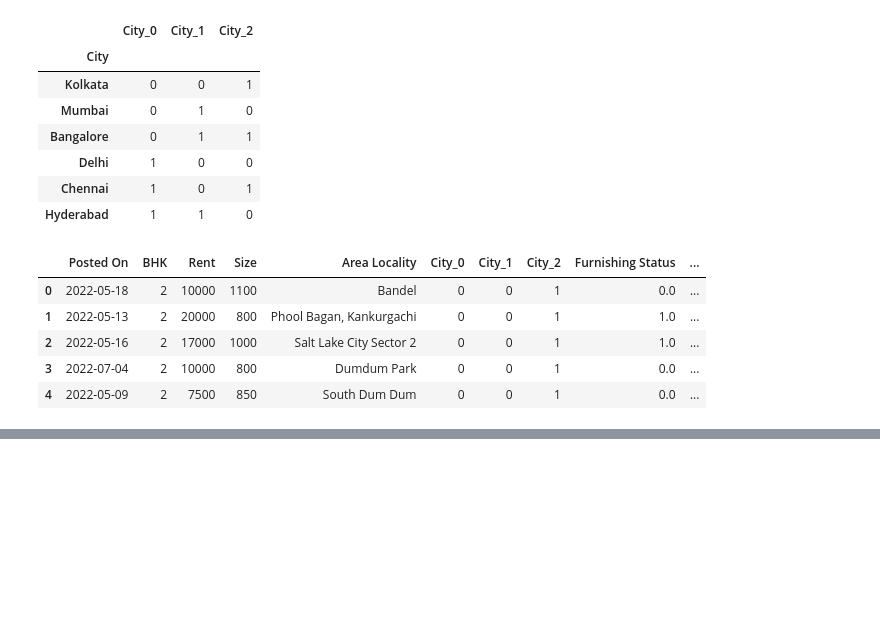
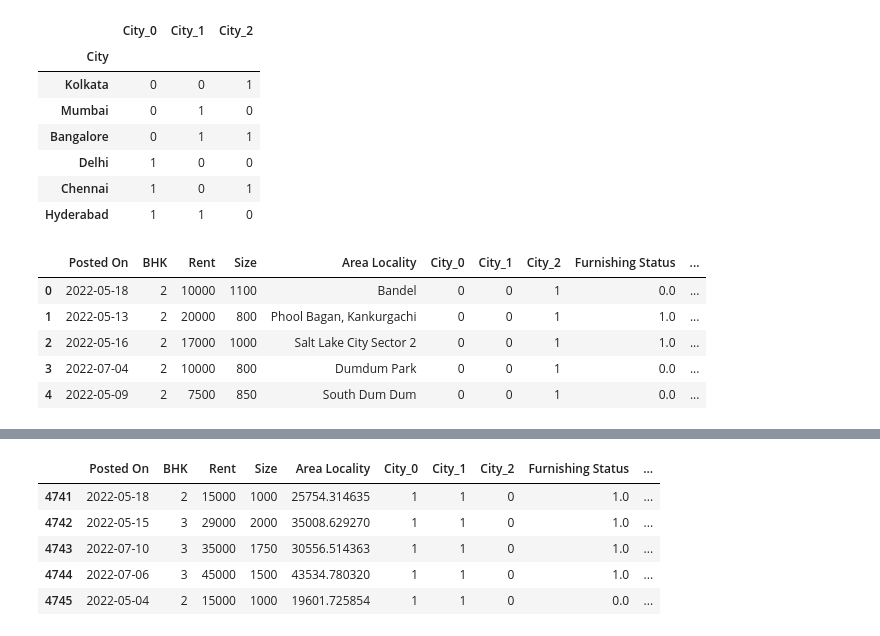
Before and after one commit to matija-speletic/preprocesiranje_seminarski_1, a Jupyter notebook: Transformacija_podataka_prakticni_deo.ipynb, the cells around one changed output, grey strips where cells are left out. Cells and saved outputs as stored; diff of their text form; code cells hidden in the pictures; blank space fills up the shorter version.

```diff
--- a/Transformacija_podataka_prakticni_deo.ipynb
+++ b/Transformacija_podataka_prakticni_deo.ipynb
@@ -607,0 +654,14 @@ City mapping:
+# %%
+from category_encoders import CatBoostEncoder
+
+cbe = CatBoostEncoder(cols=['Area Locality'])
+df_area_encoded = cbe.fit_transform(df_encoded, df_encoded['Rent'])
+# %%
+df_area_encoded.tail()
+# %% [output]
+|  | Posted On | BHK | Rent | Size | Area Locality | City_0 | City_1 | City_2 | Furnishing Status | ... |
+| 4741 | 2022-05-18 | 2 | 15000 | 1000 | 25754.314635 | 1 | 1 | 0 | 1.0 | ... |
+| 4742 | 2022-05-15 | 3 | 29000 | 2000 | 35008.629270 | 1 | 1 | 0 | 1.0 | ... |
+| 4743 | 2022-07-10 | 3 | 35000 | 1750 | 30556.514363 | 1 | 1 | 0 | 1.0 | ... |
+| 4744 | 2022-07-06 | 3 | 45000 | 1500 | 43534.780320 | 1 | 1 | 0 | 1.0 | ... |
+| 4745 | 2022-05-04 | 2 | 15000 | 1000 | 19601.725854 | 1 | 1 | 0 | 0.0 | ... |
```
Also changed, not shown: parts of 7 cells of this notebook.
